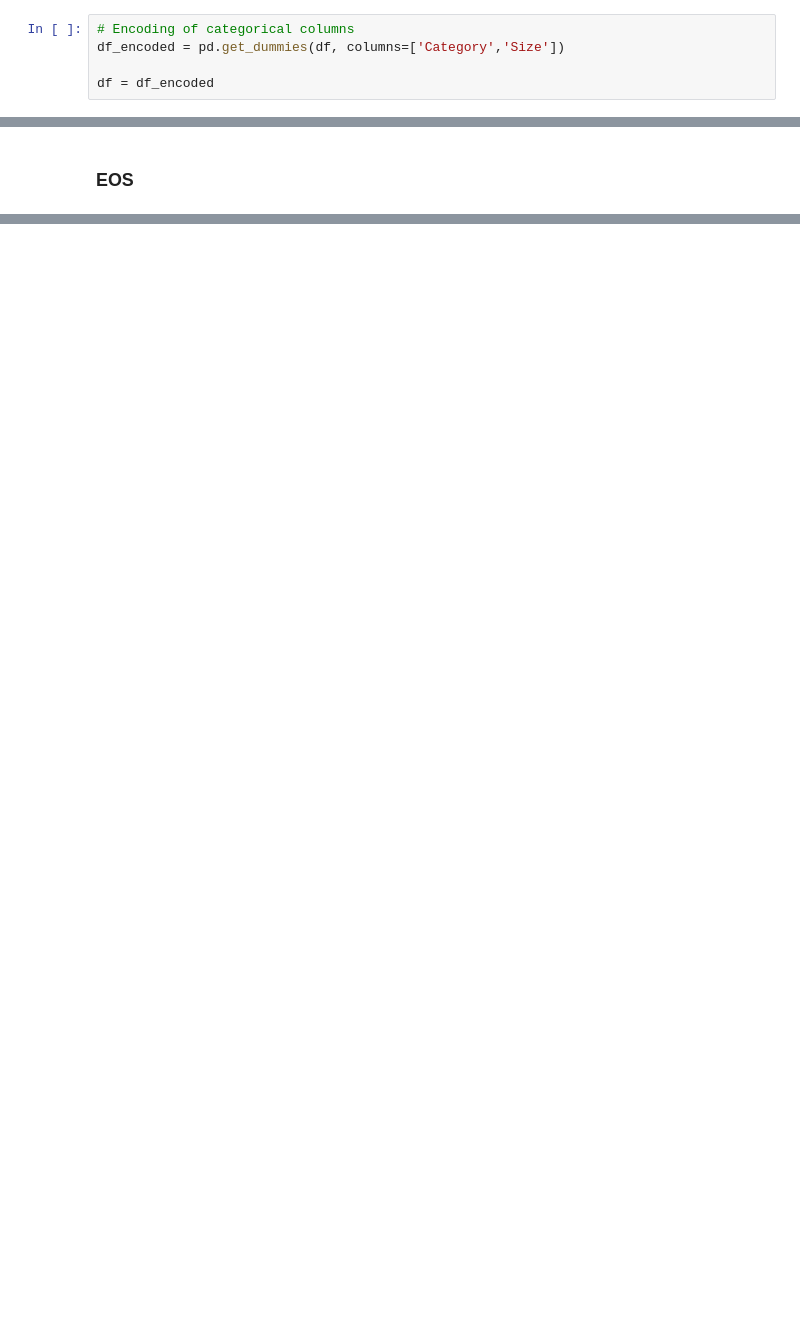
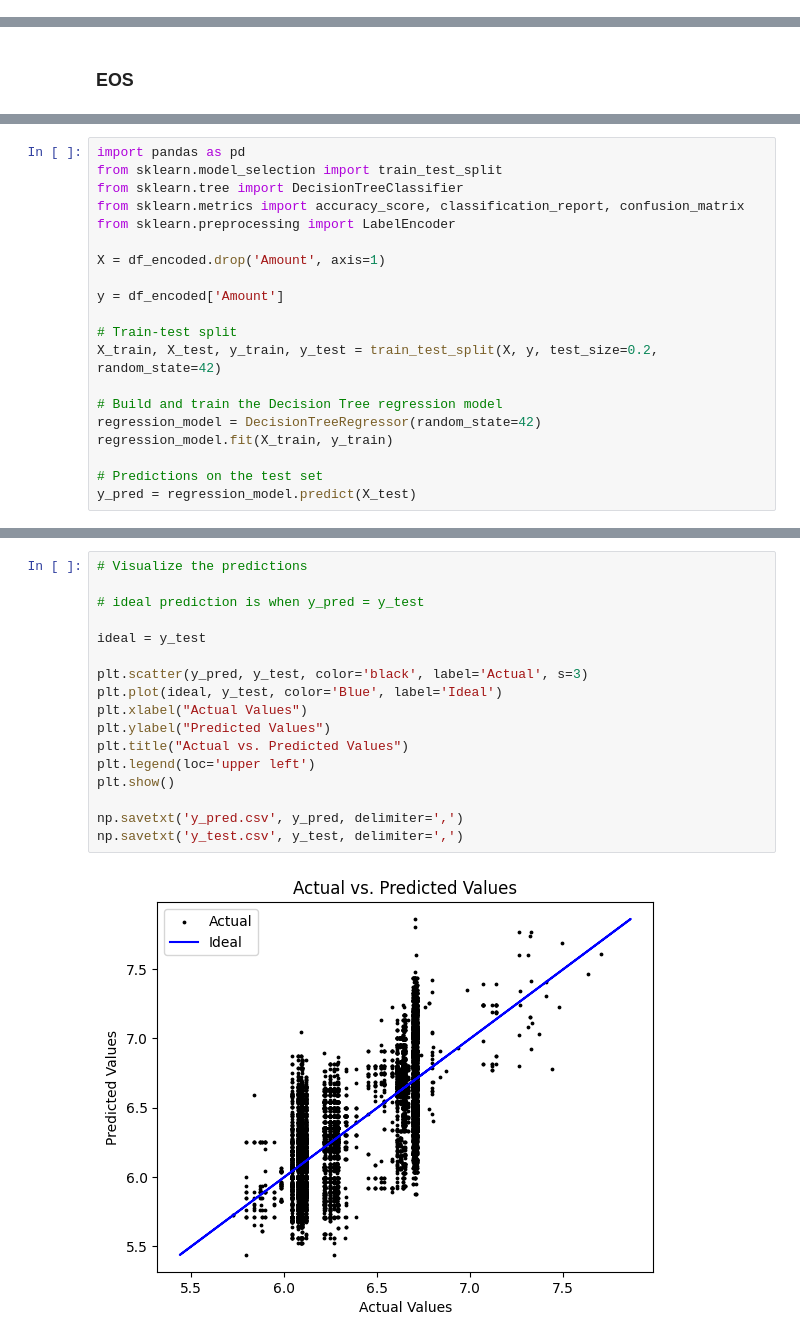
Before and after one commit to anvi2533/IndividualAssignment2, a Jupyter notebook: Inlämning 02 - Amazon Data Sales - Anders Viklund.ipynb, the cells around one changed output, grey strips where cells are left out. Saved outputs shown, nothing was run; the diff lists cells and outputs as text; blank space fills up the shorter version.

```diff
--- a/Inlämning 02 - Amazon Data Sales - Anders Viklund.ipynb
+++ b/Inlämning 02 - Amazon Data Sales - Anders Viklund.ipynb
@@ -201,5 +100,0 @@ plt.show()
-# %%
-# Encoding of categorical columns
-df_encoded = pd.get_dummies(df, columns=['Category','Size'])
-
-df = df_encoded
@@ -363,0 +397,20 @@ Elapsed time: 3.056577444076538
+# %%
+import pandas as pd
+from sklearn.model_selection import train_test_split
+from sklearn.tree import DecisionTreeClassifier
+from sklearn.metrics import accuracy_score, classification_report, confusion_matrix
+from sklearn.preprocessing import LabelEncoder
+
+X = df_encoded.drop('Amount', axis=1)
+
+y = df_encoded['Amount']
+
+# Train-test split
+X_train, X_test, y_train, y_test = train_test_split(X, y, test_size=0.2, random_state=42)
+
+# Build and train the Decision Tree regression model
+regression_model = DecisionTreeRegressor(random_state=42)
+regression_model.fit(X_train, y_train)
+
+# Predictions on the test set
+y_pred = regression_model.predict(X_test)
@@ -363,0 +419,19 @@ Elapsed time: 3.056577444076538
+# %%
+# Visualize the predictions
+
+# ideal prediction is when y_pred = y_test
+
+ideal = y_test
+
+plt.scatter(y_pred, y_test, color='black', label='Actual', s=3)
+plt.plot(ideal, y_test, color='Blue', label='Ideal')
+plt.xlabel("Actual Values")
+plt.ylabel("Predicted Values")
+plt.title("Actual vs. Predicted Values")
+plt.legend(loc='upper left')
+plt.show()
+
+np.savetxt('y_pred.csv', y_pred, delimiter=',')
+np.savetxt('y_test.csv', y_test, delimiter=',')
+# %% [output]
+[figure, added]
```
Also changed, not shown: parts of 51 cells of this notebook, 3 other files.
